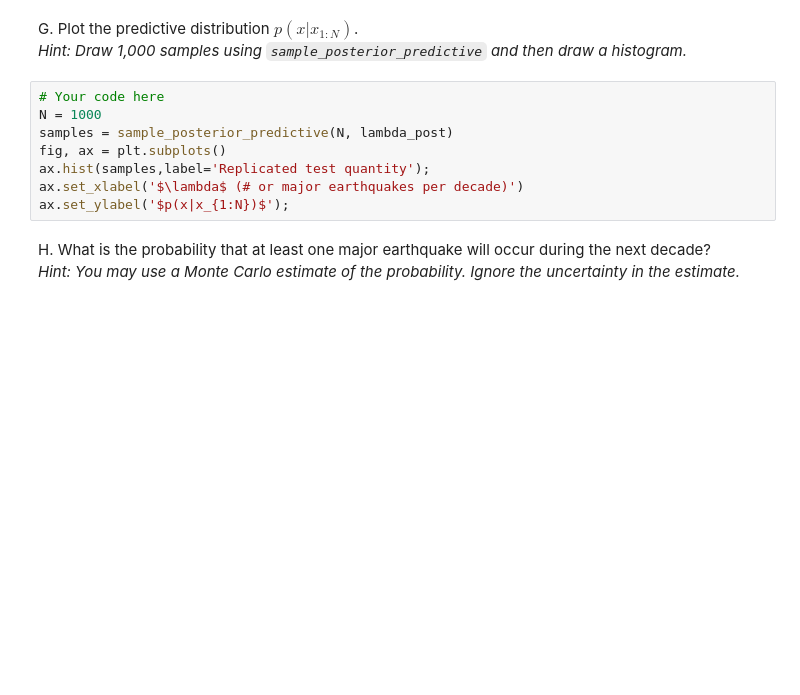
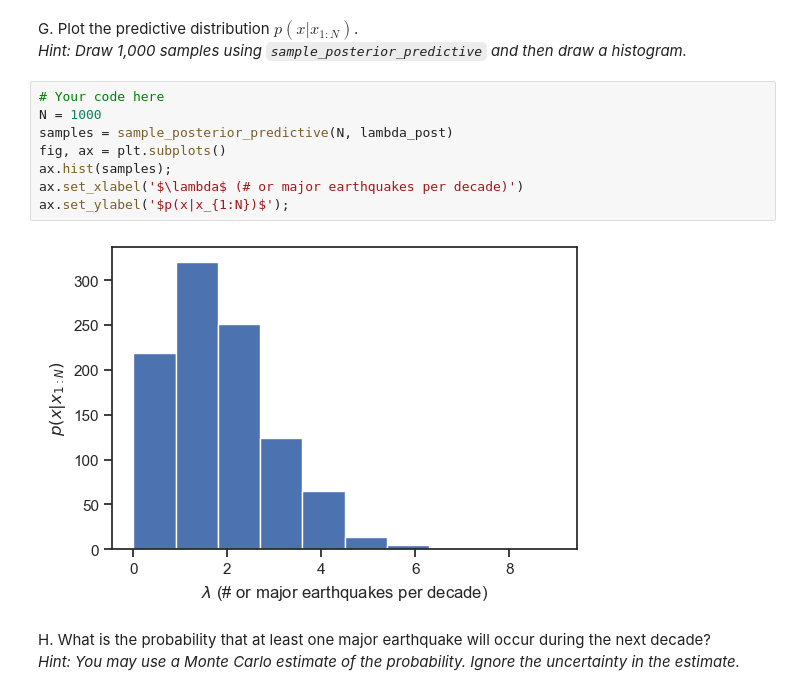
Before and after one commit to flavio-nardi/data-analytics-se, a Jupyter notebook: lecturebook/homework/homework-03.ipynb, the cells around one changed output. Drawn from its saved outputs; the diff is of its cells as text; blank space fills up the shorter version.

```diff
--- a/lecturebook/homework/homework-03.ipynb
+++ b/lecturebook/homework/homework-03.ipynb
@@ -668,11 +697,13 @@ G. Plot the predictive distribution $p(x|x_{1:N})$.
 # %%
 # Your code here
 N = 1000
 samples = sample_posterior_predictive(N, lambda_post)
 fig, ax = plt.subplots()
-ax.hist(samples,label='Replicated test quantity');
+ax.hist(samples);
 ax.set_xlabel('$\lambda$ (# or major earthquakes per decade)')
 ax.set_ylabel('$p(x|x_{1:N})$');
+# %% [output]
+[figure, added]
 # %% [markdown]
 H. What is the probability that at least one major earthquake will occur during the next decade?
 <br>
```
Also changed, not shown: parts of 17 cells of this notebook.
